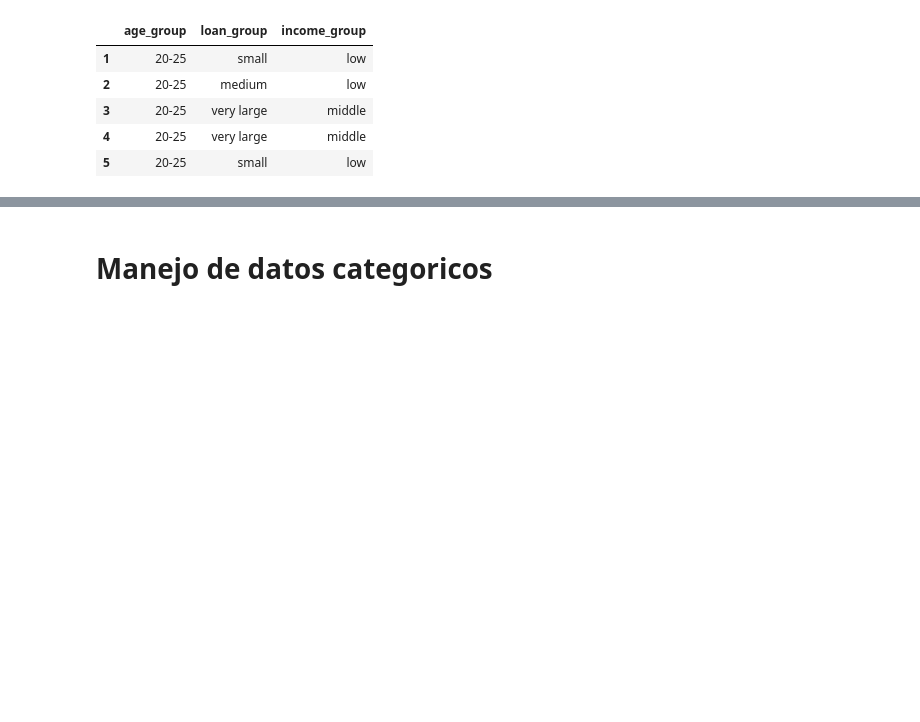
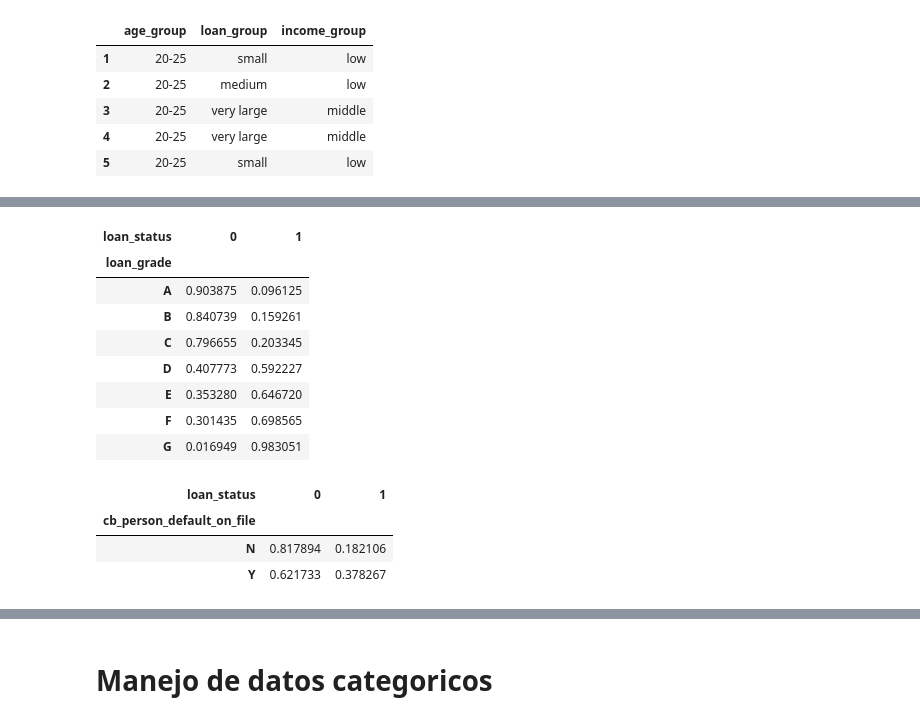
Before and after one commit to dgilrua/proyecto1-analitica, a Jupyter notebook: main.ipynb, the cells around one changed output, grey strips where cells are left out. Saved outputs shown, nothing was run; the diff lists cells and outputs as text; code cells hidden in the pictures; blank space fills up the shorter version.

```diff
--- a/main.ipynb
+++ b/main.ipynb
@@ -218,6 +242,6 @@ df[df['person_emp_length'] > 40]['person_emp_length'].count()
 # %%
 #eliminar las entradas de la variable person_emp_length mayores a 40
-df = df[df['person_emp_length'] <= 40]
+df = df[df['person_emp_length'] <= 30]
 # %% [markdown]
 ### Luego de tratas con estos datos nulos observemos la correlacion existente entre las variables para tener una idea de cual de cuales tienen un aporte significativo
 # %%
@@ -282,7 +306,7 @@ cantidad de datos entre 15000 y 35000 = 5732
 # %% [markdown]
 ## Creacion de nuevas variables
 # %%
-df['age_group'] = pd.cut(df['person_age'], bins=[19, 25, 30, float('inf')], labels=['20-25', '25-30', '30+'])
+df['age_group'] = pd.cut(df['person_age'], bins=[20, 25, 30, np.inf], labels=['20-25', '25-30', '30+'], include_lowest=True)
 # %%
 df['income_group'] = pd.cut(df['person_income'], bins=[0, 30000, 50000, 70000, 100000, float('inf')], labels=['low', 'low-middle', 'middle', 'middle-high', 'high'])
 # %%
@@ -299,0 +355,19 @@ df[['age_group','loan_group','income_group']].head()
+# %%
+pd.crosstab(df['loan_grade'], df['loan_status'], normalize='index')
+# %% [output]
+| loan_status | 0 | 1 |
+| loan_grade |  |  |
+| A | 0.903875 | 0.096125 |
+| B | 0.840739 | 0.159261 |
+| C | 0.796655 | 0.203345 |
+| D | 0.407773 | 0.592227 |
+| E | 0.353280 | 0.646720 |
+| F | 0.301435 | 0.698565 |
+| G | 0.016949 | 0.983051 |
+# %%
+pd.crosstab(df['cb_person_default_on_file'], df['loan_status'], normalize='index')
+# %% [output]
+| loan_status | 0 | 1 |
+| cb_person_default_on_file |  |  |
+| N | 0.817894 | 0.182106 |
+| Y | 0.621733 | 0.378267 |
```
Also changed, not shown: parts of 18 cells of this notebook.
